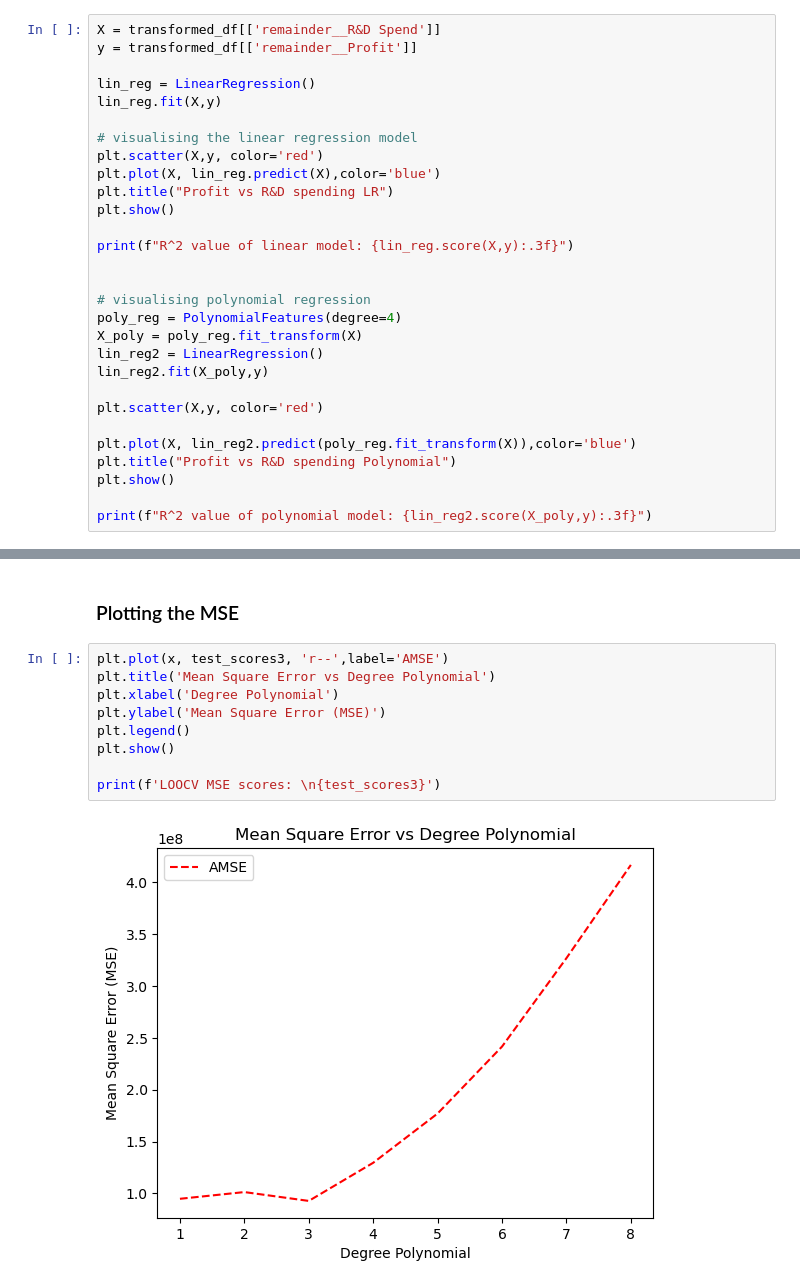
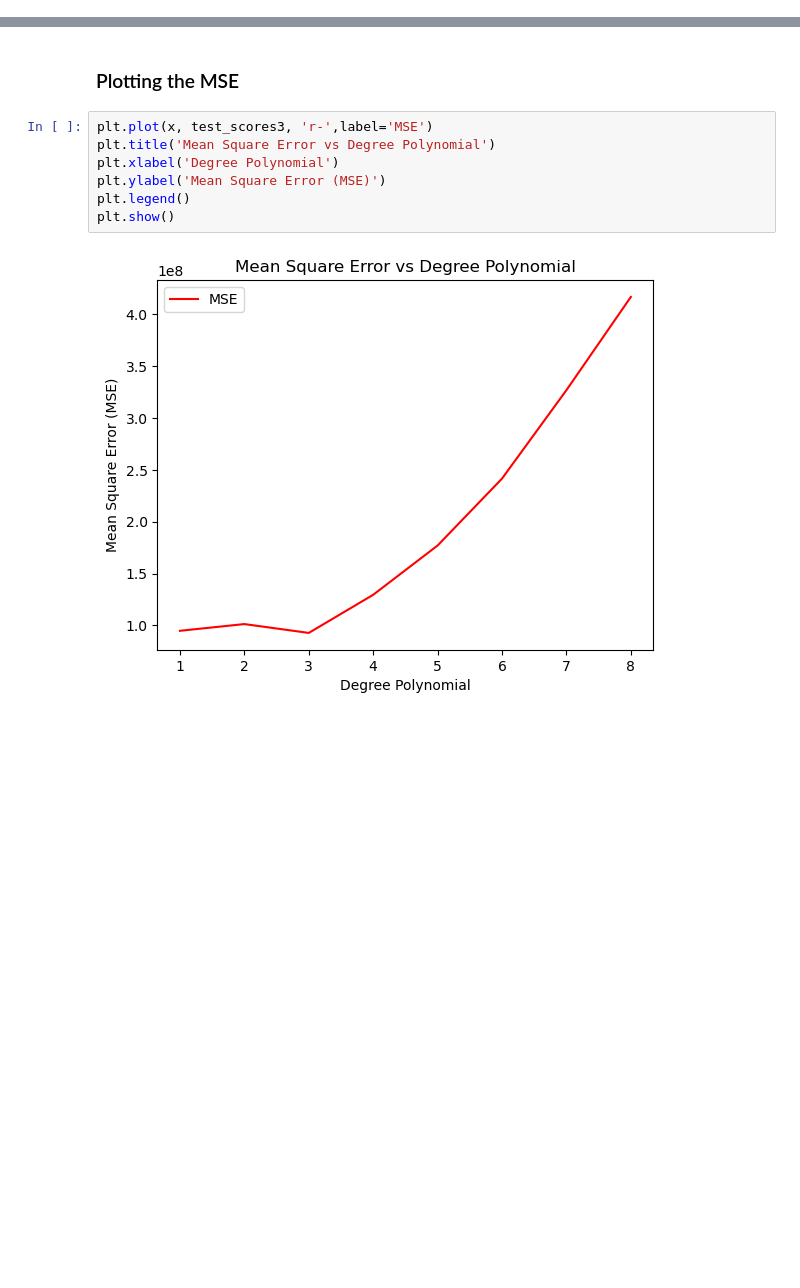
Before and after one commit to graemebeatie/cs4400_assignments, a Jupyter notebook: in_class_cross_validation.ipynb, the cells around one changed output, grey strips where cells are left out. Drawn from its saved outputs; the diff is of its cells as text; blank space fills up the shorter version.

```diff
--- a/in_class_cross_validation.ipynb
+++ b/in_class_cross_validation.ipynb
@@ -49,29 +46,0 @@ Looking at the pair plot above it looks like Administration does not have a good
-# %%
-X = transformed_df[['remainder__R&D Spend']]
-y = transformed_df[['remainder__Profit']]
-
-lin_reg = LinearRegression()
-lin_reg.fit(X,y)
-
-# visualising the linear regression model
-plt.scatter(X,y, color='red')
-plt.plot(X, lin_reg.predict(X),color='blue')
-plt.title("Profit vs R&D spending LR")
-plt.show()
-
-print(f"R^2 value of linear model: {lin_reg.score(X,y):.3f}")
-
-
-# visualising polynomial regression
-poly_reg = PolynomialFeatures(degree=4)
-X_poly = poly_reg.fit_transform(X)
-lin_reg2 = LinearRegression()
-lin_reg2.fit(X_poly,y)
-
-plt.scatter(X,y, color='red')
-
-plt.plot(X, lin_reg2.predict(poly_reg.fit_transform(X)),color='blue')
-plt.title("Profit vs R&D spending Polynomial")
-plt.show()
-
-print(f"R^2 value of polynomial model: {lin_reg2.score(X_poly,y):.3f}")
@@ -204,13 +227,11 @@ Training R^2 values: [94814428.6337208, 101296492.907767, 92763251.39777079, 129
 # %% [markdown]
 ### Plotting the MSE
 # %%
-plt.plot(x, test_scores3, 'r--',label='AMSE')
+plt.plot(x, test_scores3, 'r-',label='MSE')
 plt.title('Mean Square Error vs Degree Polynomial')
 plt.xlabel('Degree Polynomial')
 plt.ylabel('Mean Square Error (MSE)')
 plt.legend()
 plt.show()
-
-print(f'LOOCV MSE scores: \n{test_scores3}')
 # %% [output]
-[figure, old version]
+[figure, new version]
```
Also changed, not shown: parts of 12 cells of this notebook.
